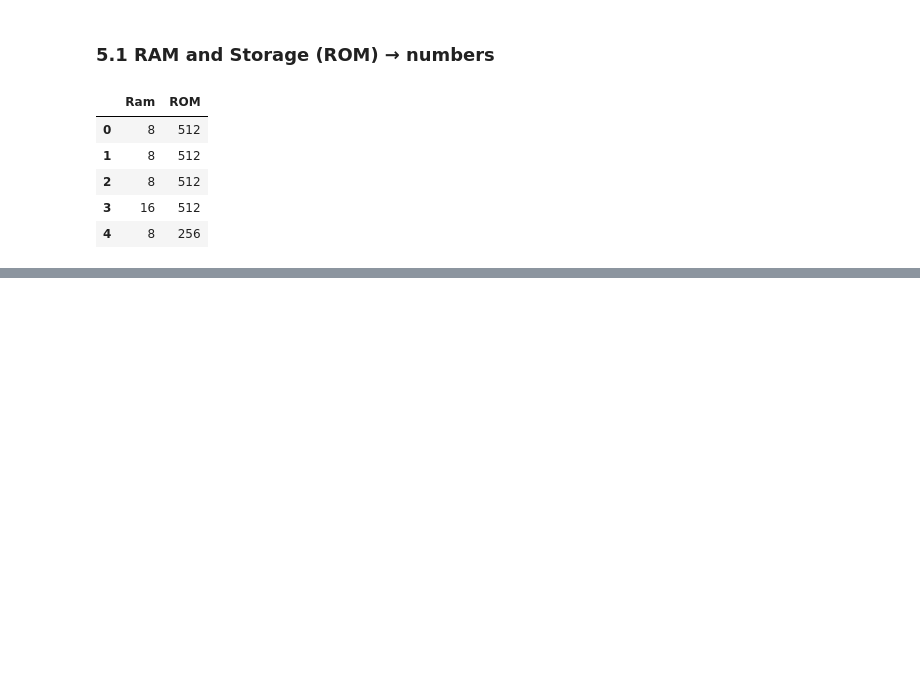
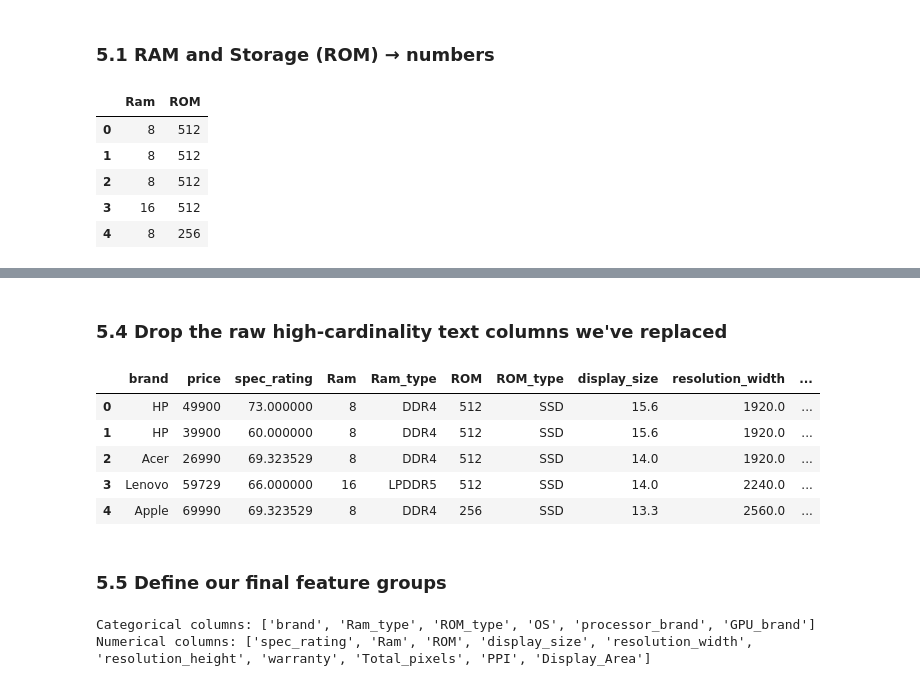
Before and after one commit to Niraj7272/DataScience, a Jupyter notebook: Practice/Machine_Learning/Laptop_price_prediction_Regression_project/ml.ipynb, the cells around one changed output, grey strips where cells are left out. Drawn from its saved outputs; the diff is of its cells as text; code cells hidden in the pictures; blank space fills up the shorter version.

```diff
--- a/Practice/Machine_Learning/Laptop_price_prediction_Regression_project/ml.ipynb
+++ b/Practice/Machine_Learning/Laptop_price_prediction_Regression_project/ml.ipynb
@@ -299,0 +303,32 @@ df_clean[["Ram","ROM"]].head()
+# %%
+def get_processor_brand(text):
+    text = str(text).lower()
+    if "intel" in text:
+        return "Intel"
+    if "amd" in text or "ryzen" in text:
+        return "AMD"
+    if "apple" in text or "m1" in text or "m2" in text or "m3" in text:
+        return "Apple"
+    if "mediatek" in text:
+        return "MediaTake"
+    if "qualcomm" in text or "snapdragon" in text:
+        return "Qualcomm"
+    return "Other"
+
+def get_gpu_brand(text):
+    text = str(text).lower()
+    if "nvidia" in text or "geforce" in text or "rtx" in text or "gtx" in text:
+        return "NVIDIA"
+    if "amd" in text or "radeon" in text:
+        return "AMD"
+    if "intel" in text:
+        return "Intel"
+    if "apple" in text:
+        return "Apple"
+    return "Other"
+
+
+df_clean["processor_brand"] = df_clean["processor"].apply(get_processor_brand)
+df_clean["GPU_brand"] = df_clean["GPU"].apply(get_gpu_brand)
+
+df_clean[["processor_brand", "GPU_brand"]].value_counts().head(10)
@@ -299,0 +350,10 @@ df_clean[["Ram","ROM"]].head()
+# %%
+df_clean["Total_pixels"] = df_clean["resolution_width"]*df_clean["resolution_height"]
+
+# Pixels-per-inch style density: diagonal resolution divided by screen size
+df_clean["PPI"] = (np.sqrt(df_clean["resolution_width"] ** 2+ df_clean["resolution_height"] ** 2) / df_clean["display_size"])
+
+# Approximate display area (proportional to display_size^2)
+df_clean["Display_Area"] = df_clean["display_size"] ** 2
+
+df_clean[["Total_pixels","PPI","Display_Area"]].describe()
@@ -299,0 +370,23 @@ df_clean[["Ram","ROM"]].head()
+# %% [markdown]
+### 5.4 Drop the raw high-cardinality text columns we've replaced
+# %%
+df_model = df_clean.drop(columns=["processor","CPU","GPU"])
+df_model.head()
+# %% [output]
+|  | brand | price | spec_rating | Ram | Ram_type | ROM | ROM_type | display_size | resolution_width | ... |
+| 0 | HP | 49900 | 73.000000 | 8 | DDR4 | 512 | SSD | 15.6 | 1920.0 | ... |
+| 1 | HP | 39900 | 60.000000 | 8 | DDR4 | 512 | SSD | 15.6 | 1920.0 | ... |
+| 2 | Acer | 26990 | 69.323529 | 8 | DDR4 | 512 | SSD | 14.0 | 1920.0 | ... |
+| 3 | Lenovo | 59729 | 66.000000 | 16 | LPDDR5 | 512 | SSD | 14.0 | 2240.0 | ... |
+| 4 | Apple | 69990 | 69.323529 | 8 | DDR4 | 256 | SSD | 13.3 | 2560.0 | ... |
+# %% [markdown]
+### 5.5 Define our final feature groups
+# %%
+cat_cols = ["brand","Ram_type","ROM_type","OS","processor_brand","GPU_brand"]
+num_cols = ["spec_rating","Ram","ROM","display_size","resolution_width","resolution_height","warranty","Total_pixels","PPI","Display_Area"]
+
+print("Categorical columns:", cat_cols)
+print("Numerical columns:", num_cols)
+# %% [output]
+Categorical columns: ['brand', 'Ram_type', 'ROM_type', 'OS', 'processor_brand', 'GPU_brand']
+Numerical columns: ['spec_rating', 'Ram', 'ROM', 'display_size', 'resolution_width', 'resolution_height', 'warranty', 'Total_pixels', 'PPI', 'Display_Area']
```
Also changed, not shown: parts of 13 cells of this notebook.
